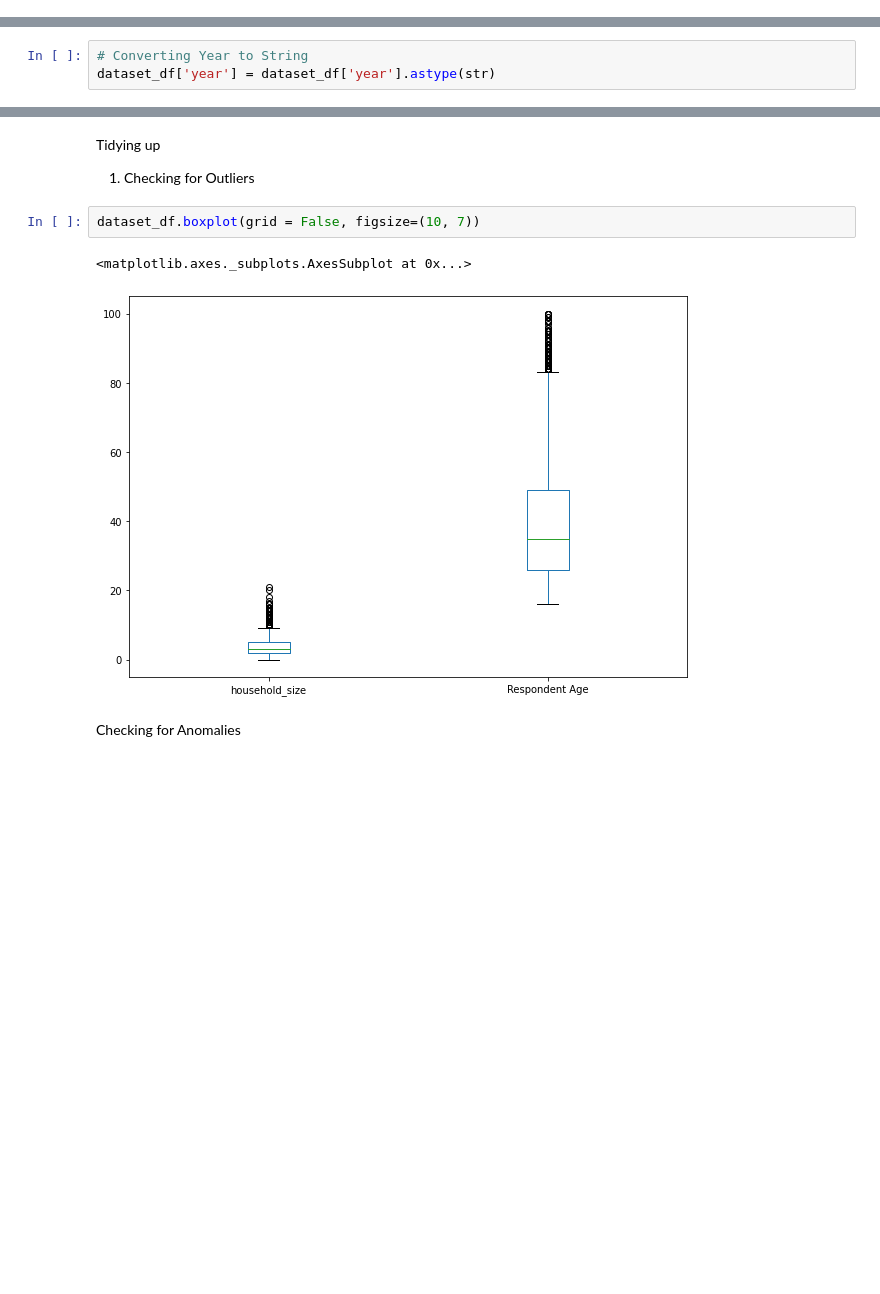
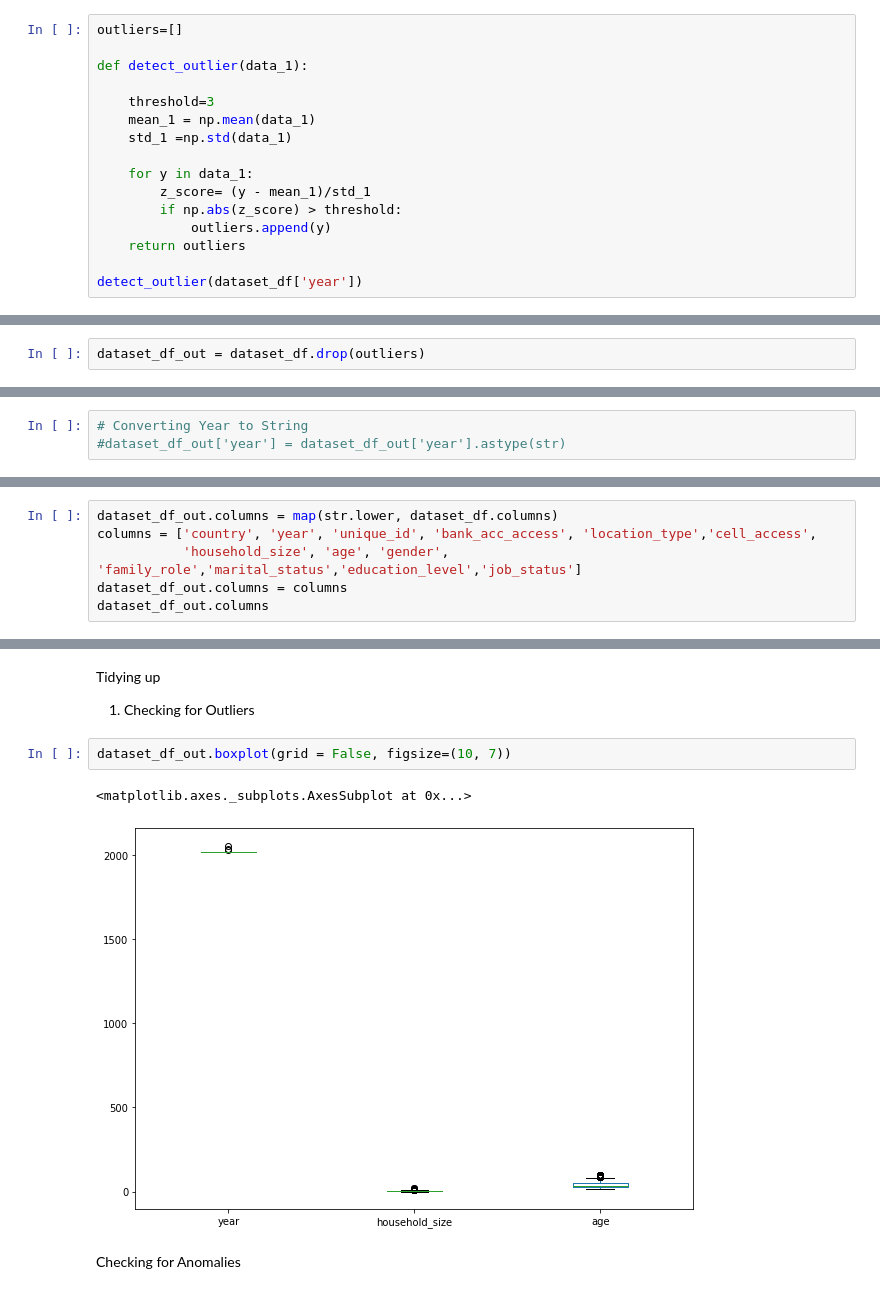
Before and after one commit to Askoye/Financial-Inclusion-Project, a Jupyter notebook: Python_Notebook_Solution_Moringa_Data_Science_Core_W2_Ted_Askoye_Independent_Project_2020_06.ipynb, the cells around one changed output, grey strips where cells are left out. Cells and saved outputs as stored; diff of their text form; blank space fills up the shorter version.

```diff
--- a/Python_Notebook_Solution_Moringa_Data_Science_Core_W2_Ted_Askoye_Independent_Project_2020_06.ipynb
+++ b/Python_Notebook_Solution_Moringa_Data_Science_Core_W2_Ted_Askoye_Independent_Project_2020_06.ipynb
@@ -68,0 +75,16 @@ xxxxxxxxxxxxxxxxxxxxxxxxxxxxxxxxxxxxxxxxxxxxxxxxxxxxxxxxxxxxxxxxxxxxxxxxxxxxxxxx
+# %%
+outliers=[]
+
+def detect_outlier(data_1):
+
+    threshold=3
+    mean_1 = np.mean(data_1)
+    std_1 =np.std(data_1)
+
+    for y in data_1:
+        z_score= (y - mean_1)/std_1
+        if np.abs(z_score) > threshold:
+            outliers.append(y)
+    return outliers
+
+detect_outlier(dataset_df['year'])
@@ -68,0 +95,2 @@ xxxxxxxxxxxxxxxxxxxxxxxxxxxxxxxxxxxxxxxxxxxxxxxxxxxxxxxxxxxxxxxxxxxxxxxxxxxxxxxx
+# %%
+dataset_df_out = dataset_df.drop(outliers)
@@ -69,3 +107,3 @@ xxxxxxxxxxxxxxxxxxxxxxxxxxxxxxxxxxxxxxxxxxxxxxxxxxxxxxxxxxxxxxxxxxxxxxxxxxxxxxxx
 # %%
 # Converting Year to String
-dataset_df['year'] = dataset_df['year'].astype(str)
+#dataset_df_out['year'] = dataset_df_out['year'].astype(str)
@@ -71,0 +112,6 @@ dataset_df['year'] = dataset_df['year'].astype(str)
+# %%
+dataset_df_out.columns = map(str.lower, dataset_df.columns)
+columns = ['country', 'year', 'unique_id', 'bank_acc_access', 'location_type','cell_access',
+           'household_size', 'age', 'gender', 'family_role','marital_status','education_level','job_status']
+dataset_df_out.columns = columns
+dataset_df_out.columns
@@ -128,9 +179,9 @@ Tidying up
 
 1. Checking for Outliers
 # %%
-dataset_df.boxplot(grid = False, figsize=(10, 7))
+dataset_df_out.boxplot(grid = False, figsize=(10, 7))
 # %% [output]
 <matplotlib.axes._subplots.AxesSubplot at 0x...>
-[figure, old version]
+[figure, new version]
 # %% [markdown]
 Checking for Anomalies
```
Also changed, not shown: parts of 18 cells of this notebook.
